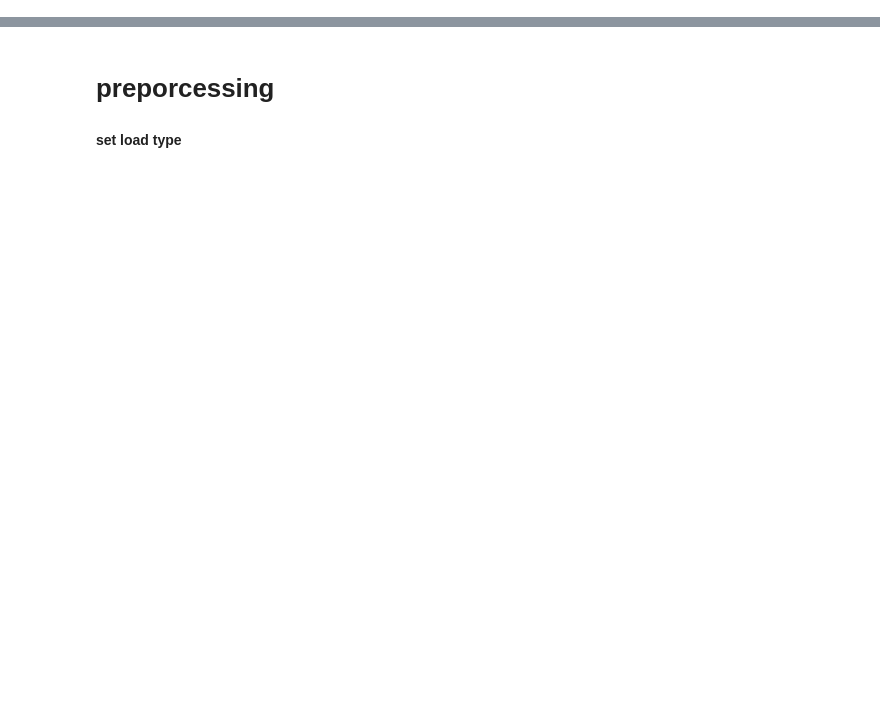
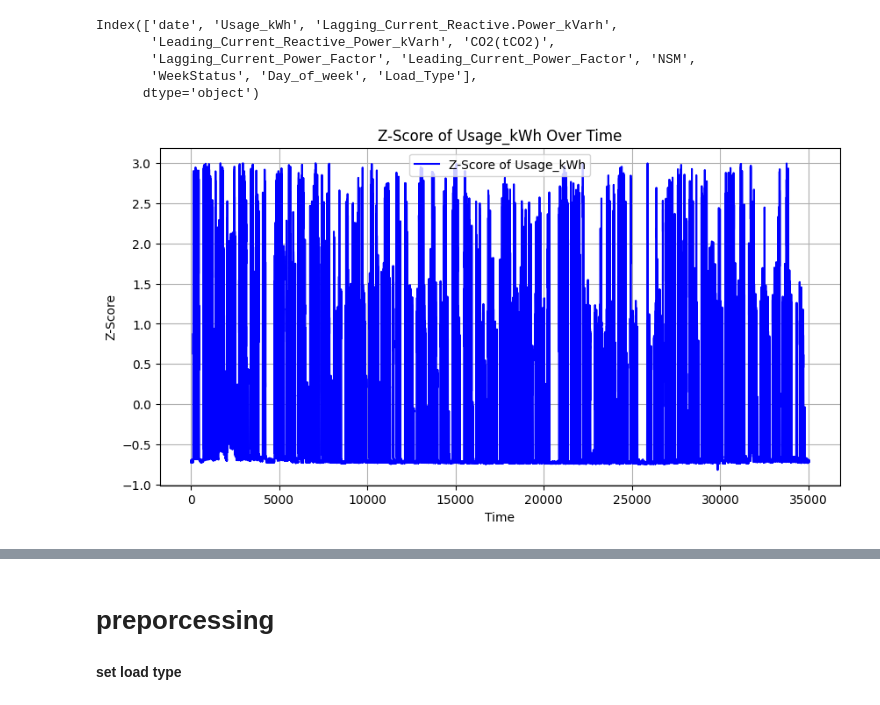
Before and after one commit to Dinith132/steel-industry-energy-consumption, a Jupyter notebook: reserch-model-rebuild (1).ipynb, the cells around one changed output, grey strips where cells are left out. Cells and saved outputs as stored; diff of their text form; code cells hidden in the pictures; blank space fills up the shorter version.

```diff
--- a/reserch-model-rebuild (1).ipynb
+++ b/reserch-model-rebuild (1).ipynb
@@ -13,3 +13,11 @@ data.head()
 | 4 | 01/01/2018 01:15 | 3.82 | 4.50 | 0.0 | 0.0 | 64.72 | ... |
 # %%
 import matplotlib.pyplot as plt
+# %%
+data.columns
+# %% [output]
+Index(['date', 'Usage_kWh', 'Lagging_Current_Reactive.Power_kVarh',
+       'Leading_Current_Reactive_Power_kVarh', 'CO2(tCO2)',
+       'Lagging_Current_Power_Factor', 'Leading_Current_Power_Factor', 'NSM',
+       'WeekStatus', 'Day_of_week', 'Load_Type'],
+      dtype='object')
@@ -16,3 +30,14 @@ import matplotlib.pyplot as plt
+# %%
+plt.figure(figsize=(10, 5))
+plt.plot(data['z'].index, data['z'], label='Z-Score of Usage_kWh', color='blue')
+plt.xlabel("Time")
+plt.ylabel("Z-Score")
+plt.title("Z-Score of Usage_kWh Over Time")
+plt.grid(True)
+plt.legend()
+plt.show()
+# %% [output]
+[figure, added]
 # %%
 # import matplotlib.pyplot as plt
 # import pandas as pd
```
Also changed, not shown: parts of 41 cells of this notebook, 3 other files.
